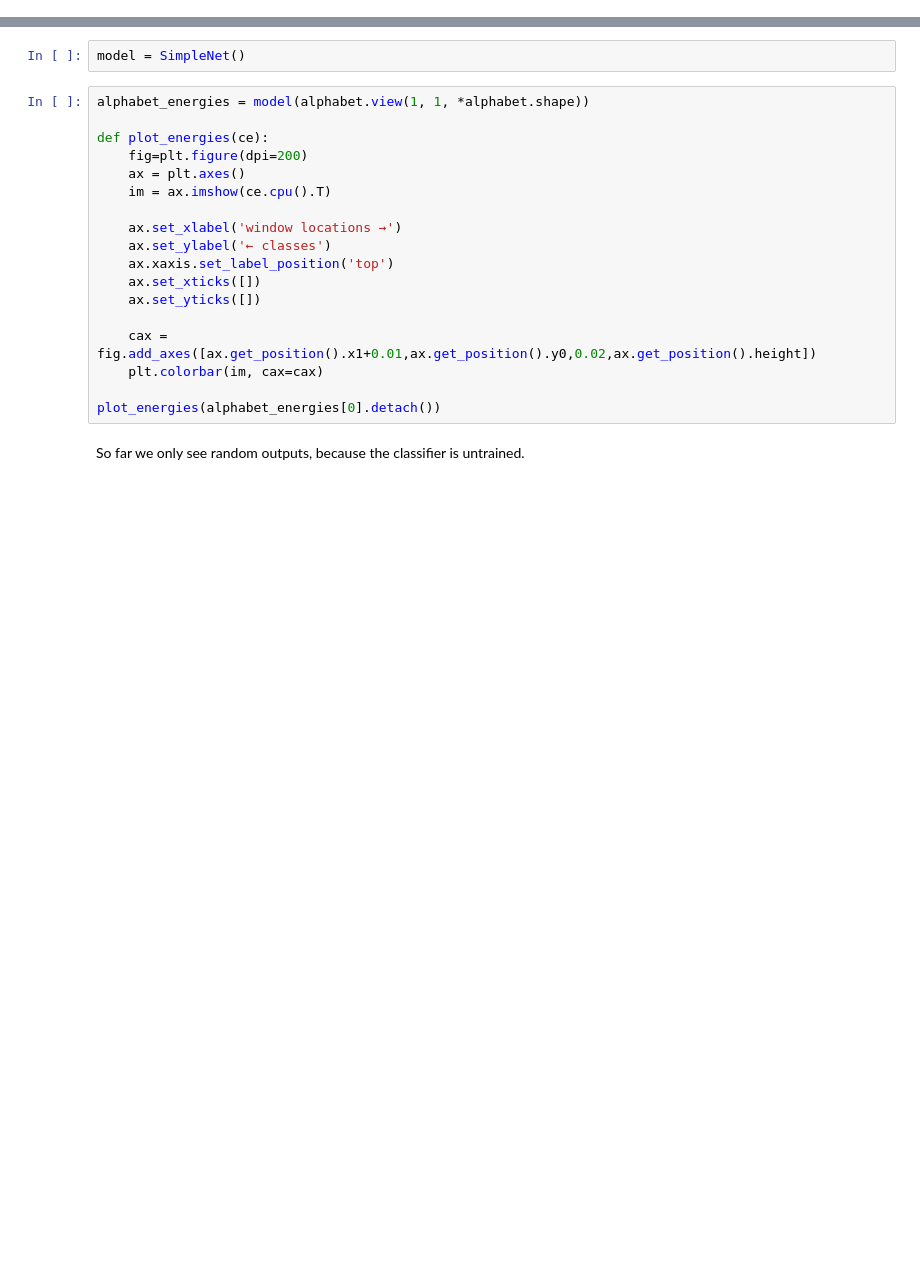
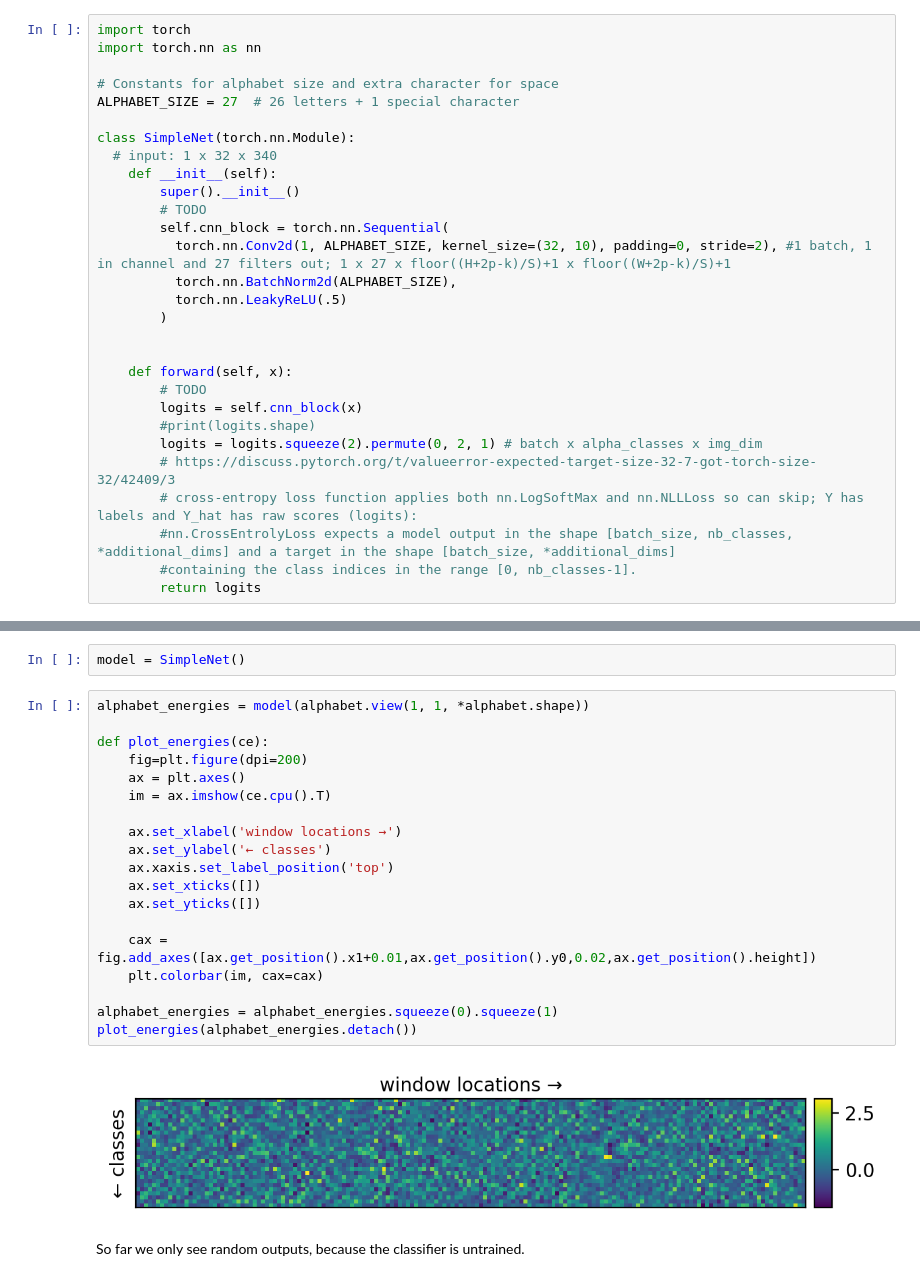
Before and after one commit to gcalbertini/nyu_dl, a Jupyter notebook: homework3/new/hw3_impl.ipynb, the cells around one changed output, grey strips where cells are left out. Drawn from its saved outputs; the diff is of its cells as text; blank space fills up the shorter version.

```diff
--- a/homework3/new/hw3_impl.ipynb
+++ b/homework3/new/hw3_impl.ipynb
@@ -147,3 +139,32 @@ class SimpleNet(torch.nn.Module):
+# %%
+import torch
+import torch.nn as nn
+
+# Constants for alphabet size and extra character for space
+ALPHABET_SIZE = 27  # 26 letters + 1 special character
+
+class SimpleNet(torch.nn.Module):
+  # input: 1 x 32 x 340
+    def __init__(self):
+        super().__init__()
+        # TODO
+        self.cnn_block = torch.nn.Sequential(
+          torch.nn.Conv2d(1, ALPHABET_SIZE, kernel_size=(32, 10), padding=0, stride=2), #1 batch, 1 in channel and 27 filters out; 1 x 27 x floor((H+2p-k)/S)+1 x floor((W+2p-k)/S)+1
+          torch.nn.BatchNorm2d(ALPHABET_SIZE),
+          torch.nn.LeakyReLU(.5)
+        )
+
+
+    def forward(self, x):
+        # TODO
+        logits = self.cnn_block(x)
+        #print(logits.shape)
+        logits = logits.squeeze(2).permute(0, 2, 1) # batch x alpha_classes x img_dim
+        # https://discuss.pytorch.org/t/valueerror-expected-target-size-32-7-got-torch-size-32/42409/3
+        # cross-entropy loss function applies both nn.LogSoftMax and nn.NLLLoss so can skip; Y has labels and Y_hat has raw scores (logits):
+        #nn.CrossEntrolyLoss expects a model output in the shape [batch_size, nb_classes, *additional_dims] and a target in the shape [batch_size, *additional_dims]
+        #containing the class indices in the range [0, nb_classes-1].
+        return logits
 # %% [markdown]
 Let's initalize the model and apply it to the alphabet image:
 # %%
@@ -151,21 +172,24 @@ model = SimpleNet()
 # %%
 alphabet_energies = model(alphabet.view(1, 1, *alphabet.shape))
 
 def plot_energies(ce):
     fig=plt.figure(dpi=200)
     ax = plt.axes()
     im = ax.imshow(ce.cpu().T)
 
     ax.set_xlabel('window locations →')
     ax.set_ylabel('← classes')
     ax.xaxis.set_label_position('top')
     ax.set_xticks([])
     ax.set_yticks([])
 
     cax = fig.add_axes([ax.get_position().x1+0.01,ax.get_position().y0,0.02,ax.get_position().height])
     plt.colorbar(im, cax=cax)
 
-plot_energies(alphabet_energies[0].detach())
+alphabet_energies = alphabet_energies.squeeze(0).squeeze(1)
+plot_energies(alphabet_energies.detach())
+# %% [output]
+[figure, added]
 # %% [markdown]
 So far we only see random outputs, because the classifier is untrained.
 # %% [markdown]
```
Also changed, not shown: parts of 37 cells of this notebook, 4 other files.
